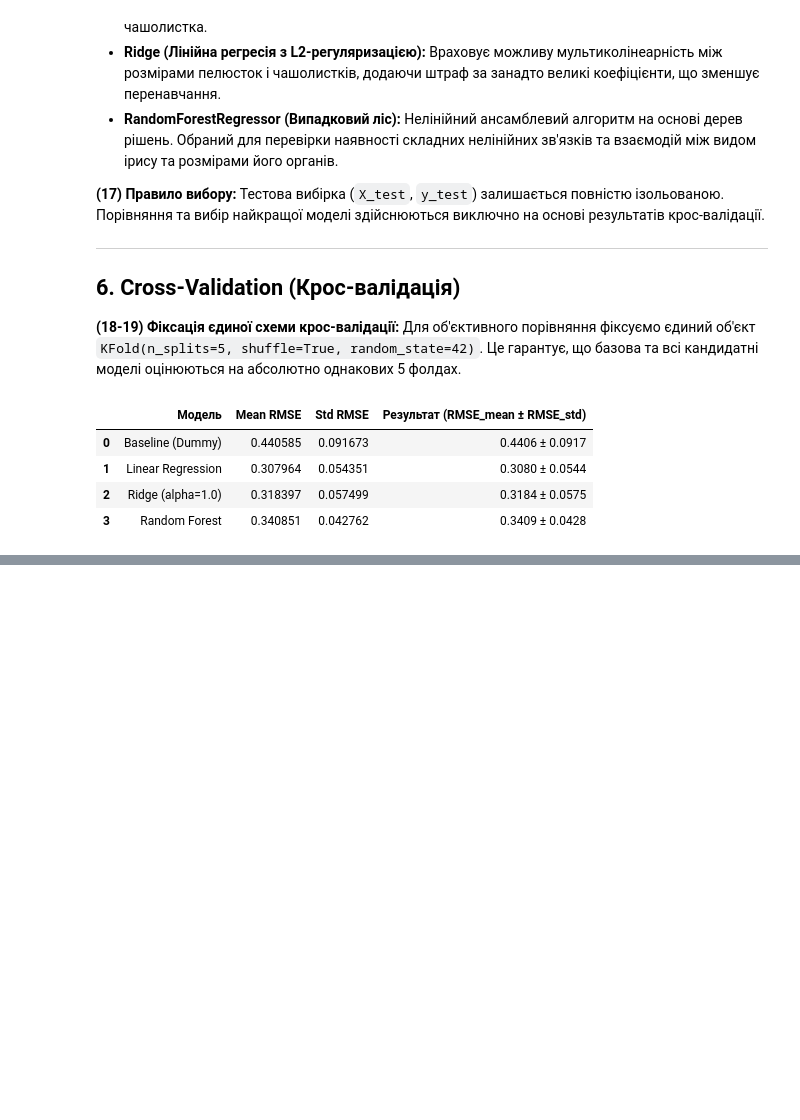
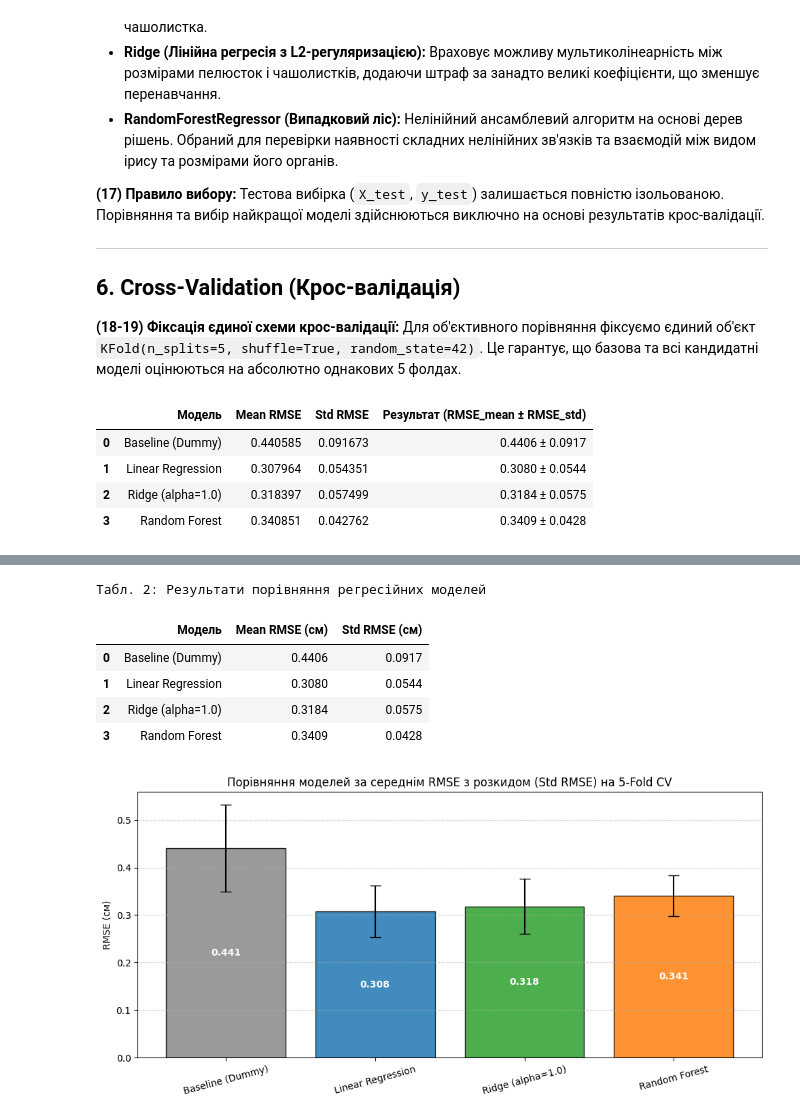
Before and after one commit to Yaroslav071315/machine-learning-course-volovnyk, a Jupyter notebook: practical02/notebook/Practical02.ipynb, the cells around one changed output, grey strips where cells are left out. Drawn from its saved outputs; the diff is of its cells as text; code cells hidden in the pictures; blank space fills up the shorter version.

```diff
--- a/practical02/notebook/Practical02.ipynb
+++ b/practical02/notebook/Practical02.ipynb
@@ -216,0 +222,61 @@ display(df_cv_results[['Модель', 'Mean RMSE', 'Std RMSE', 'Результ
+# %%
+import matplotlib.pyplot as plt
+import pandas as pd
+import seaborn as sns
+
+# (23) Створення підсумкової таблиці
+df_summary = df_cv_results[['Модель', 'Mean RMSE', 'Std RMSE']].copy()
+df_summary.columns = [
+    'Модель',
+    'Mean RMSE (см)',
+    'Std RMSE (см)',
+]
+
+print("Табл. 2: Результати порівняння регресійних моделей")
+display(df_summary.round(4))
+
+# (24) Графічне порівняння моделей із відображенням помилок (Std RMSE)
+plt.figure(figsize=(10, 5))
+x_pos = range(len(df_summary))
+
+# Побудова стовпчиків
+bars = plt.bar(
+    x_pos,
+    df_summary['Mean RMSE (см)'],
+    yerr=df_summary['Std RMSE (см)'],
+    capsize=6,
+    color=['#888888', '#1f77b4', '#2ca02c', '#ff7f0e'],
+    edgecolor='black',
+    alpha=0.85,
+)
+
+plt.xticks(x_pos, df_summary['Модель'], rotation=15)
+plt.ylabel('RMSE (см)')
+plt.title(
+    'Порівняння моделей за середнім RMSE з розкидом (Std RMSE) на 5-Fold CV'
+)
+plt.grid(axis='y', linestyle='--', alpha=0.6)
+
+# Додавання значень над стовпчиками
+for bar in bars:
+  height = bar.get_height()
+  plt.text(
+      bar.get_x() + bar.get_width() / 2.0,
+      height / 2,
+      f'{height:.3f}',
+      ha='center',
+      va='center',
+      color='white',
+      fontweight='bold',
+  )
+
+plt.tight_layout()
+plt.show()
+# %% [output]
+Табл. 2: Результати порівняння регресійних моделей
+|  | Модель | Mean RMSE (см) | Std RMSE (см) |
+| 0 | Baseline (Dummy) | 0.4406 | 0.0917 |
+| 1 | Linear Regression | 0.3080 | 0.0544 |
+| 2 | Ridge (alpha=1.0) | 0.3184 | 0.0575 |
+| 3 | Random Forest | 0.3409 | 0.0428 |
+[figure, added]
```
Also changed, not shown: parts of 3 cells of this notebook, 2 other files.
